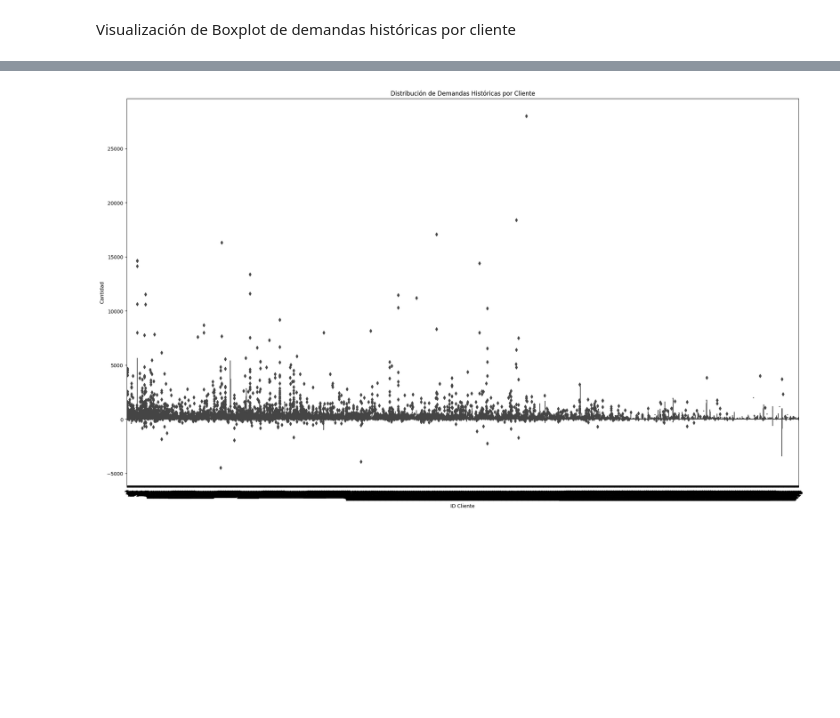
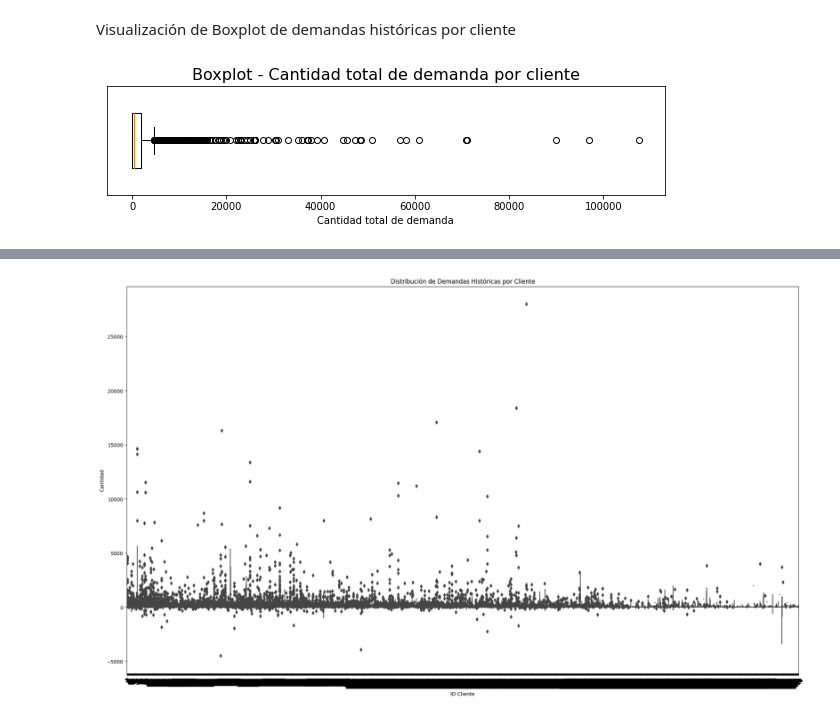
Before and after one commit to javieragebhardt/Optimizacion-Bodegas-G16, a Jupyter notebook: Analisis_Datos_Bodega.ipynb, the cells around one changed output, grey strips where cells are left out. Cells and saved outputs as stored; diff of their text form; code cells hidden in the pictures; blank space fills up the shorter version.

```diff
--- a/Analisis_Datos_Bodega.ipynb
+++ b/Analisis_Datos_Bodega.ipynb
@@ -161,2 +264,17 @@ Name: Cantidad, Length: 2877, dtype: float64
 # %% [markdown]
 Visualización de Boxplot de demandas históricas por cliente
+# %%
+plt.figure(figsize=(10, 2))
+plt.boxplot(cantidad_total_por_cliente.values, vert=False)  # Aumentar el valor de 'whis'
+plt.title('Boxplot - Cantidad total de demanda por cliente', fontsize=16)
+plt.xlabel('Cantidad total de demanda')
+plt.ylabel('')
+plt.yticks([])
+
+# Ajustar la altura de la caja
+box_height = box_y[3] - box_y[1]  # Altura de la caja (Q3 - Q1)
+plt.ylim(box_y[1] - 0.5 * box_height, box_y[3] + 0.5 * box_height)
+
+plt.show()
+# %% [output]
+[figure, added]
```
Also changed, not shown: parts of 6 cells of this notebook.
